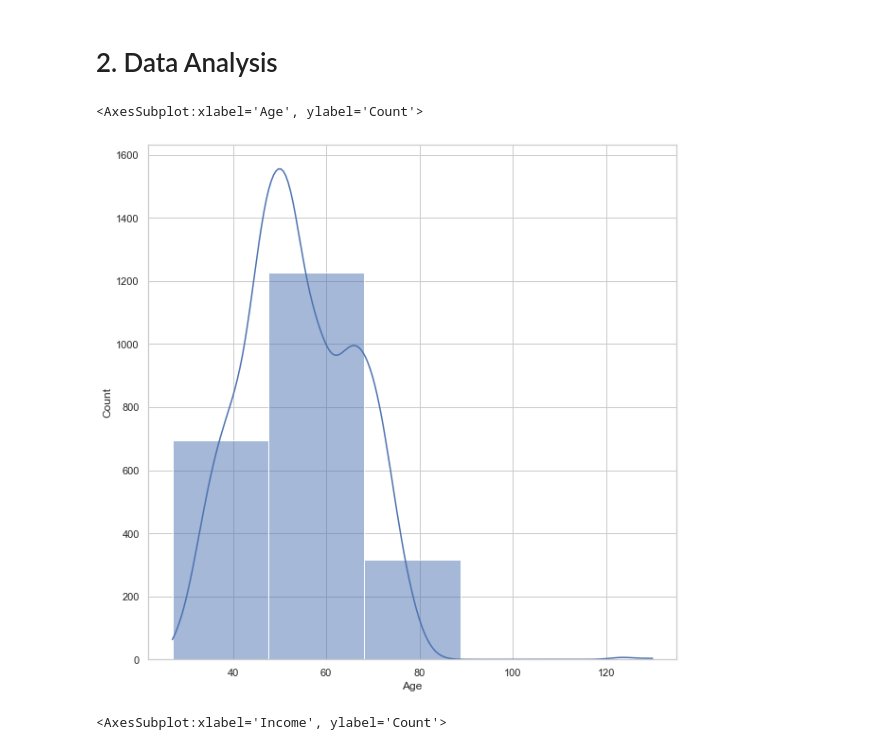
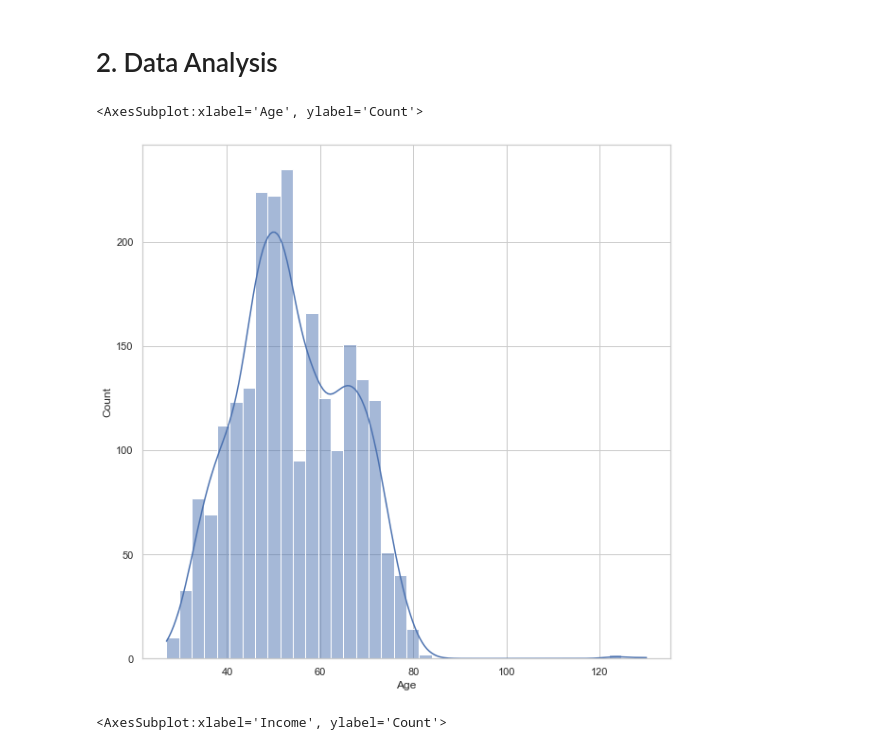
Before and after one commit to utkuozbudak/customer_personality_analysis, a Jupyter notebook: customer_analysis.ipynb, the cells around one changed output. Cells and saved outputs as stored; diff of their text form; code cells hidden in the pictures.

Commit message:
age plot fixed

```diff
--- a/customer_analysis.ipynb
+++ b/customer_analysis.ipynb
@@ -190,15 +191,15 @@ sns.set_theme(style="whitegrid")
 # %%
 # Let's start our data analysis by looking at the distribution of Age
 
 # Calculate age from birth year
 current_year = datetime.datetime.now().year
 data["Age"] = current_year - data["Year_Birth"]
 
 # Plot the distribution of Age
-sns.histplot(data["Age"], bins=5, kde=True)
+sns.histplot(data["Age"], kde=True)
 # %% [output]
 <AxesSubplot:xlabel='Age', ylabel='Count'>
-[figure, old version]
+[figure, new version]
 # %%
 # Let's look at the distribution of Income
 sns.histplot(data["Income"], kde=True)
```
Also changed, not shown: parts of 1 cell of this notebook.
